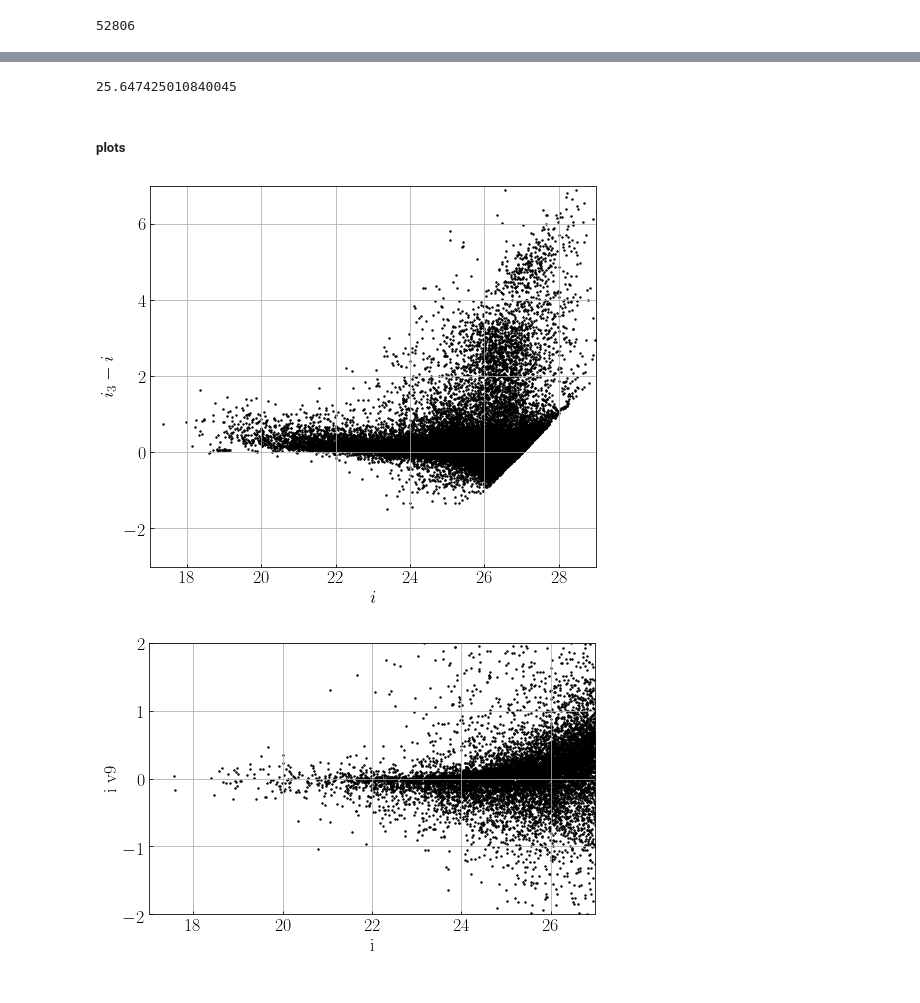
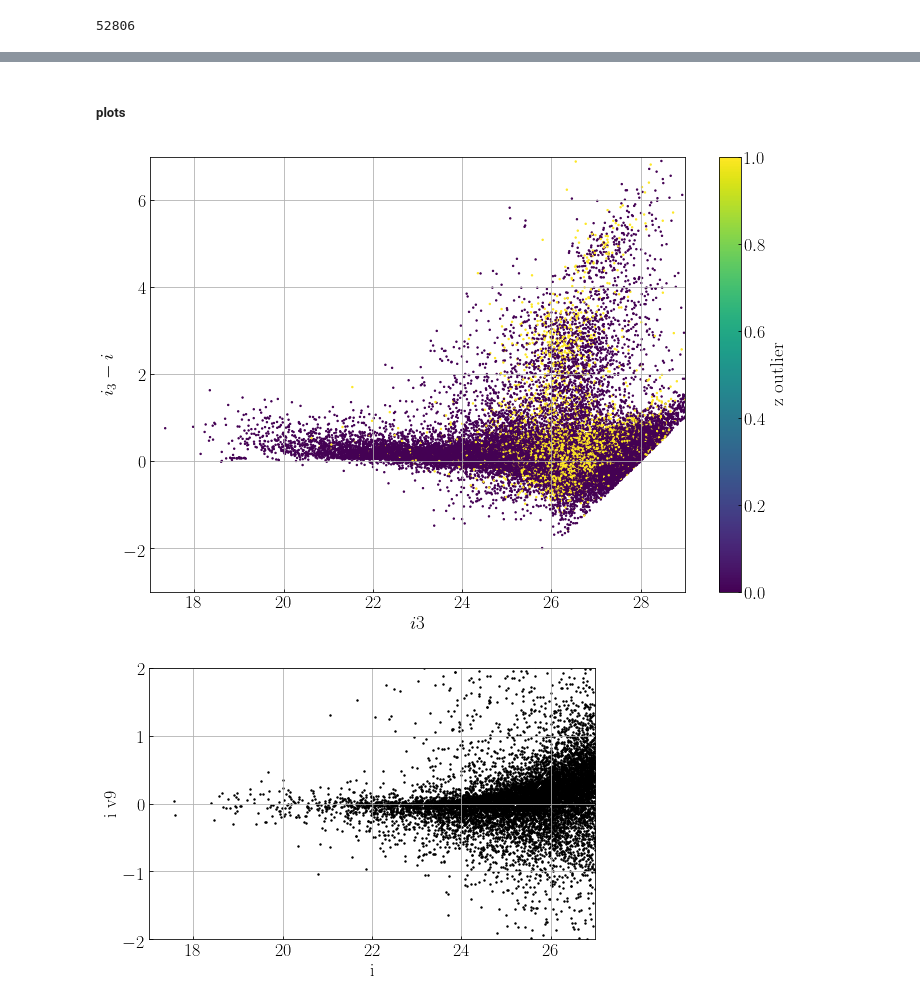
Before and after one commit to LejayChen/massive_gals, a Jupyter notebook: lephare_nuvrk_new.ipynb, the cells around one changed output, grey strips where cells are left out. Drawn from its saved outputs; the diff is of its cells as text; code cells hidden in the pictures.

```diff
--- a/lephare_nuvrk_new.ipynb
+++ b/lephare_nuvrk_new.ipynb
@@ -296,6 +300,6 @@ cat_mycosmos = Table.read(cat_mycosmos_name)
 # %%
 band = 'i'
-mag_cut = 26
+mag_cut = 28
 
 cat_C20_farmer = Table.read('/Users/lejay/COSMOS2020/COSMOS2020_FARMER_R1_v2.2_trim.fits')
 cat_C20_farmer = cat_C20_farmer[(cat_C20_farmer['HSC_'+band+'_MAG']<mag_cut) & (cat_C20_farmer['HSC_'+band+'_MAG']>16)]
@@ -307,7 +311,11 @@ cat_C20_classic = cat_C20_classic[(cat_C20_classic['HSC_'+band+'_MAG_APER2']+cat
 cat_C20_classic = cat_C20_classic[cat_C20_classic['lp_type']==0]
 cat_C20_classic = cat_C20_classic[cat_C20_classic['FLAG_COMBINED']==0]
 
-cat_mycosmos_name = '/Users/lejay/research/lephare_dev/my_code/graham_output_cats/pcat_cat_out_08squdeg_nonir_il_nz_prior_nolimit_formass.fits'
+#cat_mycosmos_type = 'after_sed'
+# cat_mycosmos_name = '/Users/lejay/research/lephare_dev/my_code/graham_output_cats/pcat_cat_out_08squdeg_nonir_il_nz_prior_nolimit_formass.fits'
+
+cat_mycosmos_type = 'before_sed'
+cat_mycosmos_name = '/Users/lejay/phosphorus_catalogs/p_cats_v211221/COSMOS_deep_pcat_mags_gals_CH1_CH2_extinction_corrected.fits'
 cat_mycosmos = Table.read(cat_mycosmos_name)
 
 # cat_mycosmos = cat_mycosmos[cat_mycosmos['inside_u']==True]
@@ -496,19 +468,33 @@ Text(0, 0.5, '$f_i / f_{i3}$')
-# %%
-2.5 * (23 - np.log10(0.2/1e6)) - 48.6
-# %% [output]
-25.647425010840045
+# %%
+cat_matched = Table.read('/Users/lejay/phosphorus_catalogs/COSMOS_galaxies_small_area_test.fits')
 # %% [markdown]
 ##### plots
 # %%
-fig, axs = plt.subplots(1, 1, figsize = (8, 7))
-plt.scatter(cat_matched['i_aper3'],cat_matched['i_aper3']-cat_matched['i'],s=2,color='k')
+outlier_flag = 'z outlier'
+z_outlier_flag = (abs(cat_matched['lp_zPDF_farmer']-cat_matched['ZPHOT_G'])>0.15*(1+cat_matched['lp_zPDF_farmer']))
+if cat_mycosmos_type == 'after_sed':
+    m_outlier_flag = (abs(cat_matched['lp_mass_med_farmer']-cat_matched['MASS_MED_massrun'])>0.3)
+else:
+    m_outlier_flag = np.ones(len(cat_matched))
+
+if outlier_flag == 'z outlier':
+    color_label = z_outlier_flag
+else:
+    color_label = m_outlier_flag
+
+
+fig, axs = plt.subplots(1, 1, figsize = (12, 8))
+im =plt.scatter(cat_matched['i_aper3'],cat_matched['i_aper3']-cat_matched['i'],s=2,c=z_outlier_flag)
+cbar = fig.colorbar(im, ax=axs)
+cbar.ax.set_ylabel(outlier_flag,fontsize=19)
+
 plt.xlim([17,29])
 plt.ylim([-3,7])
 plt.xlabel('$i3$',fontsize=19)
 plt.ylabel('$i_3 - i$',fontsize=19)
 plt.grid()
 # %% [output]
-[figure, old version]
+[figure, new version]
 # %%
 fig, axs = plt.subplots(1, 1, figsize = (8, 5))
 plt.scatter(cat_matched['i'],cat_matched['i_v9']-cat_matched['i'],s=2,color='k')
```
Also changed, not shown: parts of 16 cells of this notebook, 5 other files.
